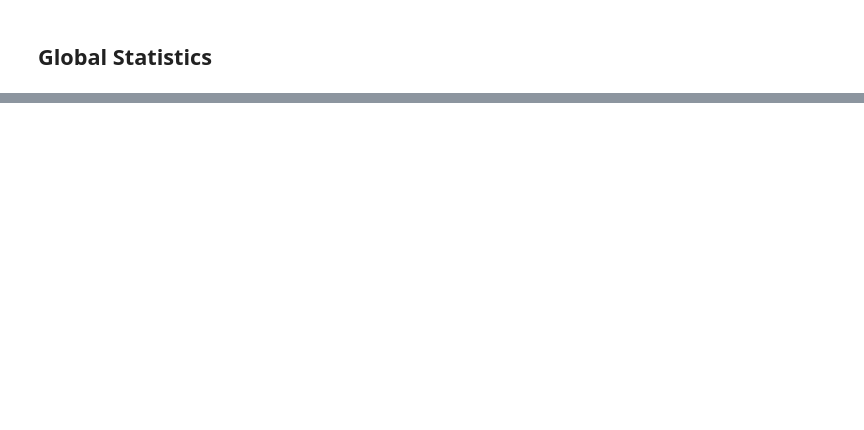
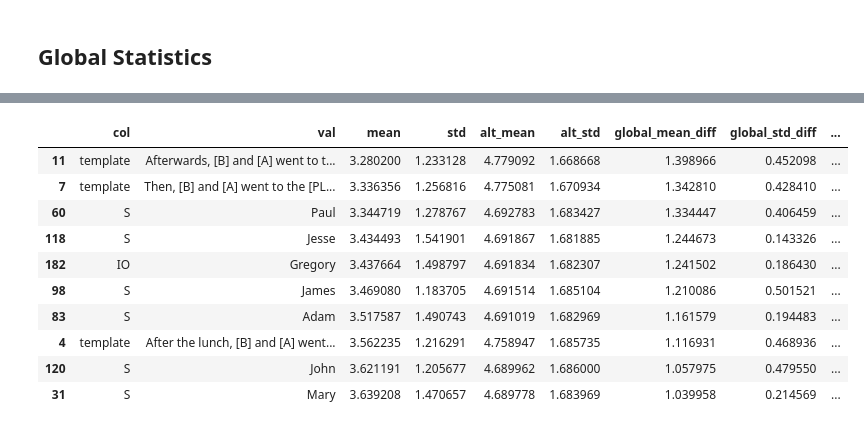
Before and after one commit to ronakrm/ioi-enumerate, a Jupyter notebook: plot_results_new.ipynb, the cells around one changed output, grey strips where cells are left out. Saved outputs shown, nothing was run; the diff lists cells and outputs as text; code cells hidden in the pictures; blank space fills up the shorter version.

```diff
--- a/plot_results_new.ipynb
+++ b/plot_results_new.ipynb
@@ -281,2 +345,14 @@ large_first_df = compute_first_order_summary_stats(large_first_df, global_large_
 # %%
-large_first_df.sort_values("global_mean_diff", ascending=False).head(10)
+large_first_df.sort_values("mean", ascending=True).head(10)
+# %% [output]
+|  | col | val | mean | std | alt_mean | alt_std | global_mean_diff | global_std_diff | ... |
+| 11 | template | Afterwards, [B] and [A] went to t... | 3.280200 | 1.233128 | 4.779092 | 1.668668 | 1.398966 | 0.452098 | ... |
+| 7 | template | Then, [B] and [A] went to the [PL... | 3.336356 | 1.256816 | 4.775081 | 1.670934 | 1.342810 | 0.428410 | ... |
+| 60 | S | Paul | 3.344719 | 1.278767 | 4.692783 | 1.683427 | 1.334447 | 0.406459 | ... |
+| 118 | S | Jesse | 3.434493 | 1.541901 | 4.691867 | 1.681885 | 1.244673 | 0.143326 | ... |
+| 182 | IO | Gregory | 3.437664 | 1.498797 | 4.691834 | 1.682307 | 1.241502 | 0.186430 | ... |
+| 98 | S | James | 3.469080 | 1.183705 | 4.691514 | 1.685104 | 1.210086 | 0.501521 | ... |
+| 83 | S | Adam | 3.517587 | 1.490743 | 4.691019 | 1.682969 | 1.161579 | 0.194483 | ... |
+| 4 | template | After the lunch, [B] and [A] went... | 3.562235 | 1.216291 | 4.758947 | 1.685735 | 1.116931 | 0.468936 | ... |
+| 120 | S | John | 3.621191 | 1.205677 | 4.689962 | 1.686000 | 1.057975 | 0.479550 | ... |
+| 31 | S | Mary | 3.639208 | 1.470657 | 4.689778 | 1.683969 | 1.039958 | 0.214569 | ... |
```
Also changed, not shown: parts of 8 cells of this notebook.
